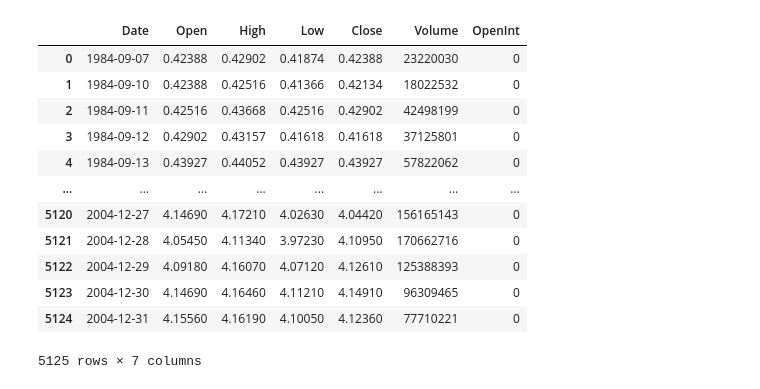
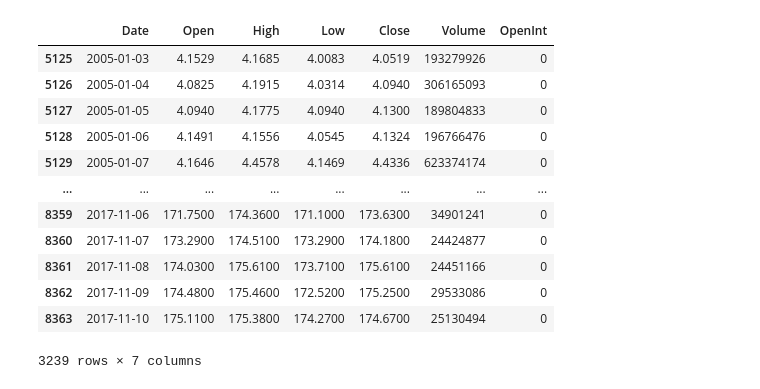
Before and after one commit to yuanxing-y/cs3244-project, a Jupyter notebook: data_preprocess_v2/data_preprocess_v2.ipynb, the cells around one changed output. Saved outputs shown, nothing was run; the diff lists cells and outputs as text; code cells hidden in the pictures.

```diff
--- a/data_preprocess_v2/data_preprocess_v2.ipynb
+++ b/data_preprocess_v2/data_preprocess_v2.ipynb
@@ -4,23 +5,23 @@ import numpy as np
 # %%
 df = pd.read_csv('aapl.us.csv')
 
 # discard data before year 2005
-df = df[(df['Date'] < '2005-01-01')]
+df = df[(df['Date'] >= '2005-01-01')]
 df
 # %% [output]
 |  | Date | Open | High | Low | Close | Volume | OpenInt |
-| 0 | 1984-09-07 | 0.42388 | 0.42902 | 0.41874 | 0.42388 | 23220030 | 0 |
-| 1 | 1984-09-10 | 0.42388 | 0.42516 | 0.41366 | 0.42134 | 18022532 | 0 |
-| 2 | 1984-09-11 | 0.42516 | 0.43668 | 0.42516 | 0.42902 | 42498199 | 0 |
-| 3 | 1984-09-12 | 0.42902 | 0.43157 | 0.41618 | 0.41618 | 37125801 | 0 |
-| 4 | 1984-09-13 | 0.43927 | 0.44052 | 0.43927 | 0.43927 | 57822062 | 0 |
+| 5125 | 2005-01-03 | 4.1529 | 4.1685 | 4.0083 | 4.0519 | 193279926 | 0 |
+| 5126 | 2005-01-04 | 4.0825 | 4.1915 | 4.0314 | 4.0940 | 306165093 | 0 |
+| 5127 | 2005-01-05 | 4.0940 | 4.1775 | 4.0940 | 4.1300 | 189804833 | 0 |
+| 5128 | 2005-01-06 | 4.1491 | 4.1556 | 4.0545 | 4.1324 | 196766476 | 0 |
+| 5129 | 2005-01-07 | 4.1646 | 4.4578 | 4.1469 | 4.4336 | 623374174 | 0 |
 | ... | ... | ... | ... | ... | ... | ... | ... |
-| 5120 | 2004-12-27 | 4.14690 | 4.17210 | 4.02630 | 4.04420 | 156165143 | 0 |
-| 5121 | 2004-12-28 | 4.05450 | 4.11340 | 3.97230 | 4.10950 | 170662716 | 0 |
-| 5122 | 2004-12-29 | 4.09180 | 4.16070 | 4.07120 | 4.12610 | 125388393 | 0 |
-| 5123 | 2004-12-30 | 4.14690 | 4.16460 | 4.11210 | 4.14910 | 96309465 | 0 |
-| 5124 | 2004-12-31 | 4.15560 | 4.16190 | 4.10050 | 4.12360 | 77710221 | 0 |
+| 8359 | 2017-11-06 | 171.7500 | 174.3600 | 171.1000 | 173.6300 | 34901241 | 0 |
+| 8360 | 2017-11-07 | 173.2900 | 174.5100 | 173.2900 | 174.1800 | 24424877 | 0 |
+| 8361 | 2017-11-08 | 174.0300 | 175.6100 | 173.7100 | 175.6100 | 24451166 | 0 |
+| 8362 | 2017-11-09 | 174.4800 | 175.4600 | 172.5200 | 175.2500 | 29533086 | 0 |
+| 8363 | 2017-11-10 | 175.1100 | 175.3800 | 174.2700 | 174.6700 | 25130494 | 0 |
-5125 rows × 7 columns
+3239 rows × 7 columns
 # %%
 # daily: 5 day to predict next 1 day, X: close price and volume, y: close price
 
```
Also changed, not shown: parts of 3 cells of this notebook, 6 other files.
